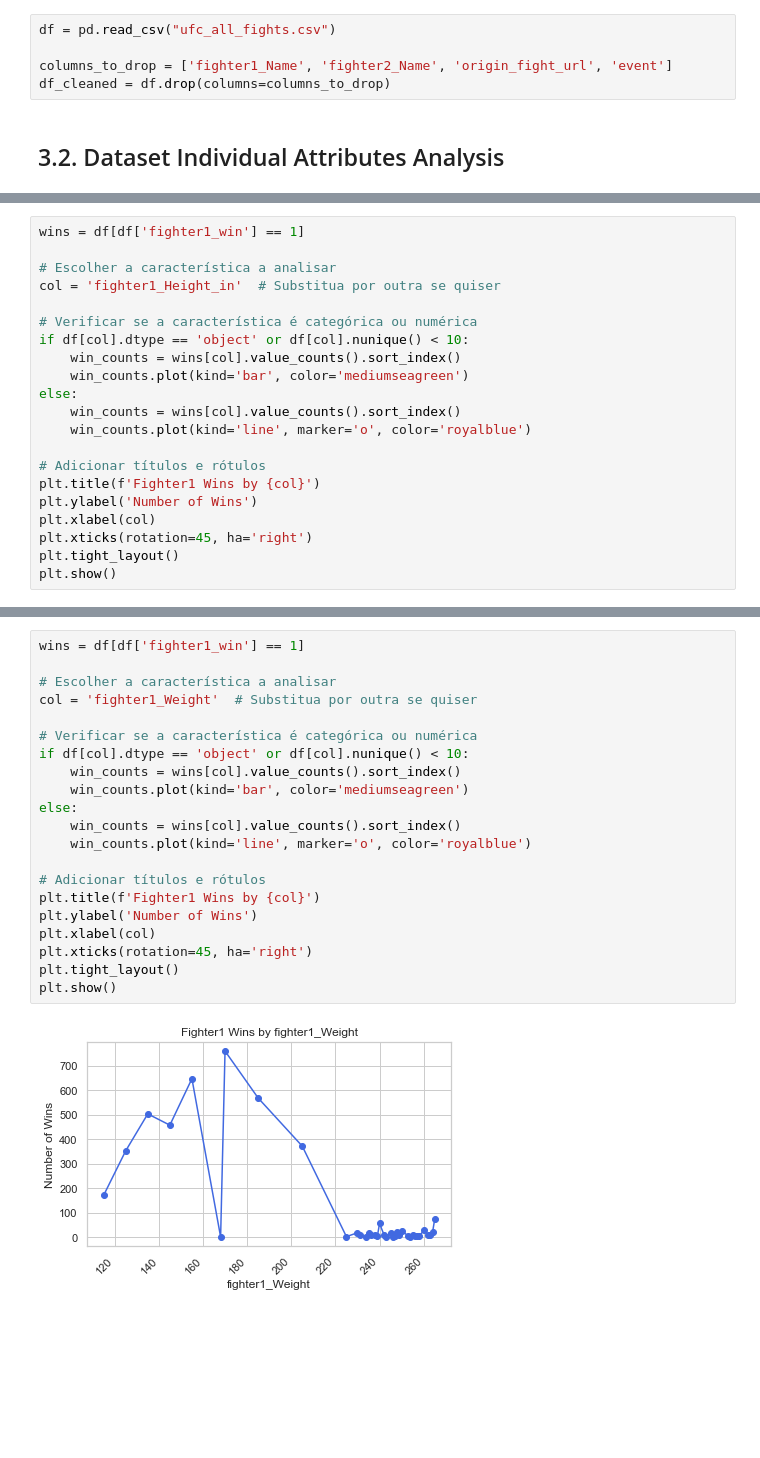
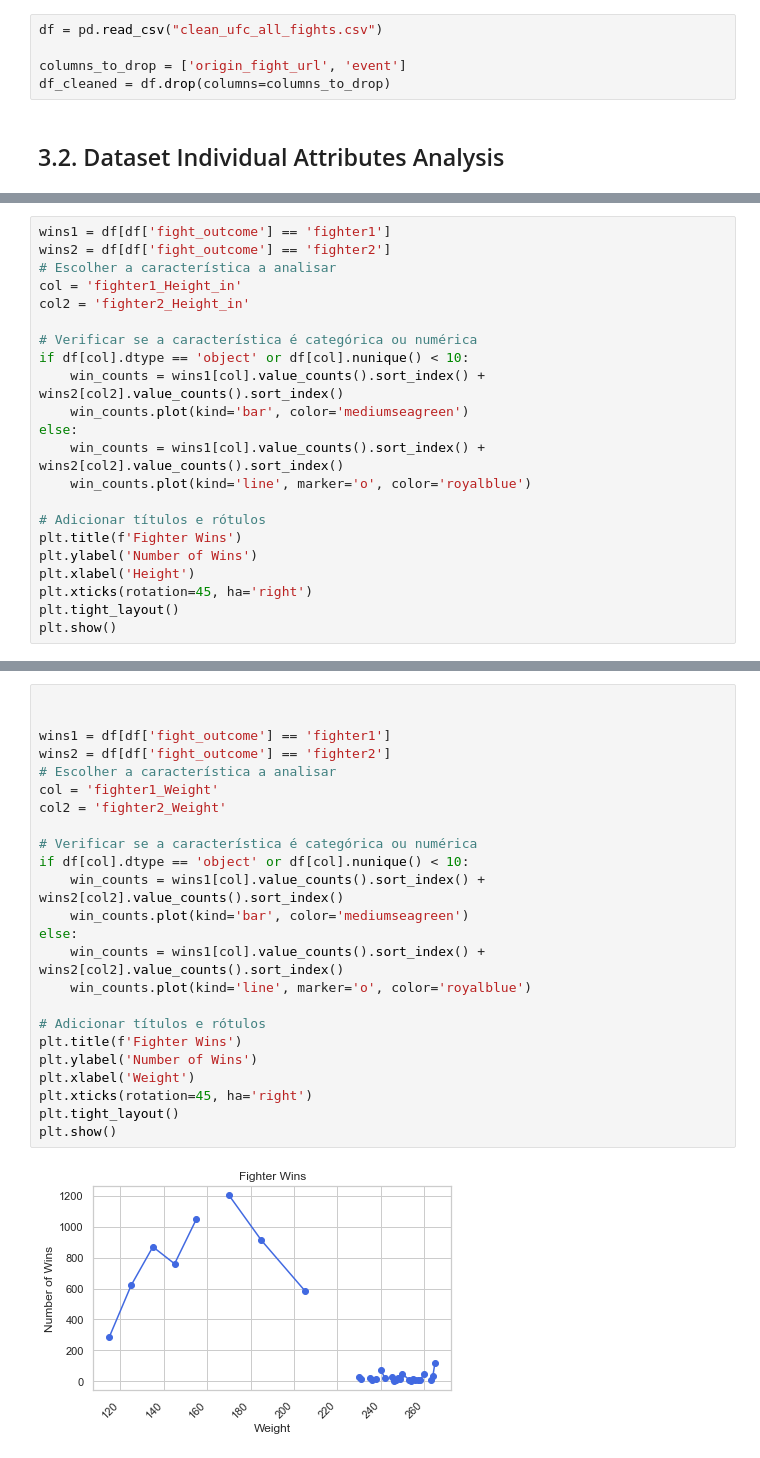
Before and after one commit to educunhA04/predicting_UFC_results, a Jupyter notebook: src/project.ipynb, the cells around one changed output, grey strips where cells are left out. Saved outputs shown, nothing was run; the diff lists cells and outputs as text; blank space fills up the shorter version.

```diff
--- a/src/project.ipynb
+++ b/src/project.ipynb
@@ -93,9 +91,9 @@ import seaborn as sns
 # 3.1. Cleaned Dataset
  - Drops the 'fighter1_Name', 'fighter2_Name', 'origin_fight_url' and 'event' columns
 # %%
-df = pd.read_csv("ufc_all_fights.csv")
+df = pd.read_csv("clean_ufc_all_fights.csv")
 
-columns_to_drop = ['fighter1_Name', 'fighter2_Name', 'origin_fight_url', 'event']
+columns_to_drop = ['origin_fight_url', 'event']
 df_cleaned = df.drop(columns=columns_to_drop)
 # %% [markdown]
 ## 3.2. Dataset Individual Attributes Analysis
@@ -139,21 +100,22 @@ plt.show()
 # %%
-wins = df[df['fighter1_win'] == 1]
-
+wins1 = df[df['fight_outcome'] == 'fighter1']
+wins2 = df[df['fight_outcome'] == 'fighter2']
 # Escolher a característica a analisar
-col = 'fighter1_Height_in'  # Substitua por outra se quiser
+col = 'fighter1_Height_in'
+col2 = 'fighter2_Height_in'
 
 # Verificar se a característica é categórica ou numérica
 if df[col].dtype == 'object' or df[col].nunique() < 10:
-    win_counts = wins[col].value_counts().sort_index()
+    win_counts = wins1[col].value_counts().sort_index() + wins2[col2].value_counts().sort_index()
     win_counts.plot(kind='bar', color='mediumseagreen')
 else:
-    win_counts = wins[col].value_counts().sort_index()
+    win_counts = wins1[col].value_counts().sort_index() + wins2[col2].value_counts().sort_index()
     win_counts.plot(kind='line', marker='o', color='royalblue')
 
 # Adicionar títulos e rótulos
-plt.title(f'Fighter1 Wins by {col}')
+plt.title(f'Fighter Wins')
 plt.ylabel('Number of Wins')
-plt.xlabel(col)
+plt.xlabel('Height')
 plt.xticks(rotation=45, ha='right')
 plt.tight_layout()
 plt.show()
@@ -162,24 +124,27 @@ plt.show()
 # %%
-wins = df[df['fighter1_win'] == 1]
 
+
+wins1 = df[df['fight_outcome'] == 'fighter1']
+wins2 = df[df['fight_outcome'] == 'fighter2']
 # Escolher a característica a analisar
-col = 'fighter1_Weight'  # Substitua por outra se quiser
+col = 'fighter1_Weight'
+col2 = 'fighter2_Weight'
 
 # Verificar se a característica é categórica ou numérica
 if df[col].dtype == 'object' or df[col].nunique() < 10:
-    win_counts = wins[col].value_counts().sort_index()
+    win_counts = wins1[col].value_counts().sort_index() + wins2[col2].value_counts().sort_index()
     win_counts.plot(kind='bar', color='mediumseagreen')
 else:
-    win_counts = wins[col].value_counts().sort_index()
+    win_counts = wins1[col].value_counts().sort_index() + wins2[col2].value_counts().sort_index()
     win_counts.plot(kind='line', marker='o', color='royalblue')
 
 # Adicionar títulos e rótulos
-plt.title(f'Fighter1 Wins by {col}')
+plt.title(f'Fighter Wins')
 plt.ylabel('Number of Wins')
-plt.xlabel(col)
+plt.xlabel('Weight')
 plt.xticks(rotation=45, ha='right')
 plt.tight_layout()
 plt.show()
 # %% [output]
-[figure, old version]
+[figure, new version]
 # %%
```
Also changed, not shown: parts of 7 cells of this notebook, 1 other file.
